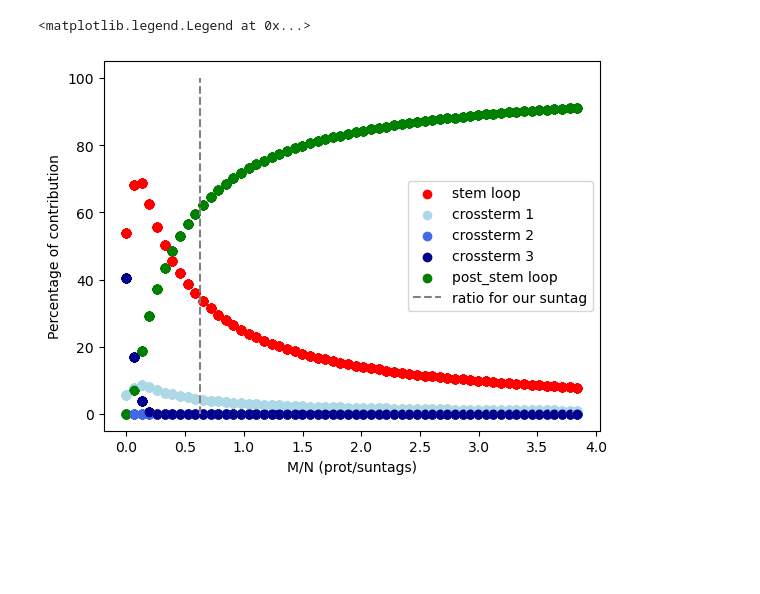
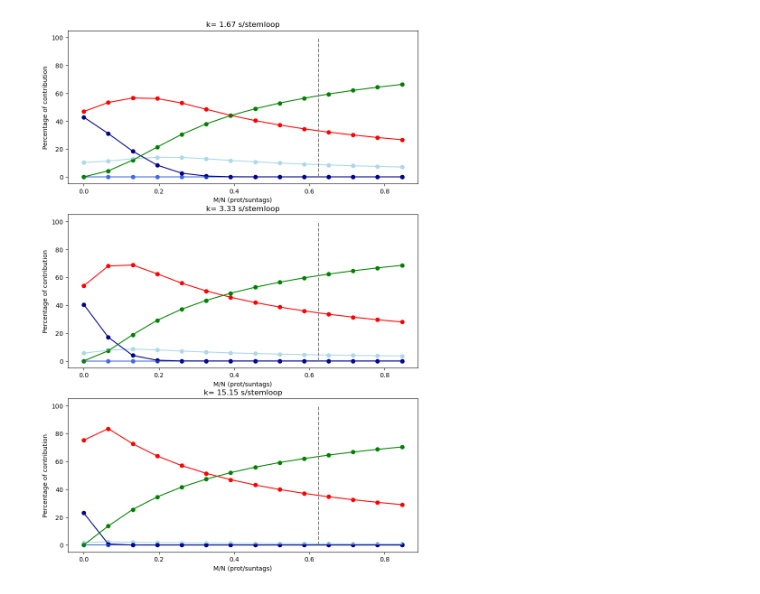
Before and after one commit to sophietheis/KineticAnalysis, a Jupyter notebook: notebook/FullEquation_table.ipynb, the cells around one changed output. Drawn from its saved outputs; the diff is of its cells as text; code cells hidden in the pictures; blank space fills up the shorter version.

```diff
--- a/notebook/FullEquation_table.ipynb
+++ b/notebook/FullEquation_table.ipynb
@@ -470,55 +553,76 @@ axes.legend()
 # %%
 # estimation de la contribution de la part 1 and 5 for different ratio de prot/stemloop
+
+tau = np.arange(0, np.int64(1200))
+
+fig, axes = plt.subplots(nrows=3, sharey = True)
 
 #number of stem loop
 N = 32
 #stem loop size
 s = 24
-k = 0.3
+k = 0.6
 c = 0.015
 
-tau = np.arange(0, np.int64(1200))
+i=0
+for k in [0.6, 0.3, 0.066]:
+    p1 = []
+    p2 = []
+    p3 = []
+    p4 = []
+    p5 = []
+    MN = []
 
-fig, axes = plt.subplots(ncols=1, sharey =True)
-
-for c in np.arange(0.1,10.,0.5):
-    for L in np.arange(0,3000,50):
+    # for L in np.arange(0,3000,50):
+    for L in np.arange(0,700,50):
 
         M = L/s
 
         denominator= (c/k)**2*((N*(N+1))/2 + N*M)**2
 
         k = np.float128(k)
         c = np.float128(c)
 
-        part1 = (c/k)*np.exp(-k*tau) * sum((N-n)*(N-n+1)*(((2*N)+n+1)/6)*(((k*tau)**n)/np.float128(factorial(n))) for n in range (0, int(N))) /denominator
+        part1 = c/k*np.exp(-k*tau) * sum((N-n)*(N-n+1)*(((2*N)+n+1)/6)*(((k*tau)**n)/np.float128(factorial(n))) for n in range (0, int(N))) /denominator
 
-        part2 = (c/k)*np.exp(-k*tau) * N * sum(n * ((2*N-n+1)/2) * ((k*tau)**n)/(np.float128(factorial(int(n)))) for n in range (0, int(N))) /denominator
-        part3 = (c/k)*np.exp(-k*tau) * (N**2) * ((N+1)/2) * sum(((k*tau)**n)/(np.float128(factorial(int(n)))) for n in range (N, int(M))) /denominator
-        part4 = (c/k)*np.exp(-k*tau) * N * sum(n *( (1+n)/2) * (((k*tau)**(M+N-n))/(np.float128(factorial(int(M+N-n))))) for n in range (1, int(N))) /denominator
+        part2 = c/k*np.exp(-k*tau) * N * sum(n * ((2*N-n+1)/2) * ((k*tau)**n)/(np.float128(factorial(int(n)))) for n in range (0, int(N))) /denominator
+        part3 = c/k*np.exp(-k*tau) * (N**2) * ((N+1)/2) * sum(((k*tau)**n)/(np.float128(factorial(int(n)))) for n in range (N, int(M))) /denominator
+        part4 = c/k*np.exp(-k*tau) * N * sum(n *( (1+n)/2) * (((k*tau)**(M+N-n))/(np.float128(factorial(int(M+N-n))))) for n in range (1, int(N))) /denominator
 
-        part5 = (c/k)*np.exp(-k*tau) * (N**2) * sum((M-n)*(((k*tau)**n)/(np.float128(factorial(int(n))))) for n in range (0, int(M))) /denominator
+        part5 = c/k*np.exp(-k*tau) * (N**2) * sum((M-n)*(((k*tau)**n)/(np.float128(factorial(int(n))))) for n in range (0, int(M))) /denominator
 
-        axes.scatter(M/N, (part1*100/(part1+part2+part3+part4+part5))[:10].mean(), color="red")
-        axes.scatter(M/N, (part2*100/(part1+part2+part3+part4+part5))[:10].mean(), color="lightblue")
-        axes.scatter(M/N, (part3*100/(part1+part2+part3+part4+part5))[:10].mean(), color="royalblue")
-        axes.scatter(M/N, (part4*100/(part1+part2+part3+part4+part5))[:10].mean(), color="darkblue")
-        axes.scatter(M/N, (part5*100/(part1+part2+part3+part4+part5))[:10].mean(), color="green")
+        axes[i].scatter(M/N, (part1*100/(part1+part2+part3+part4+part5))[:10].mean(), color="red")
+        axes[i].scatter(M/N, (part2*100/(part1+part2+part3+part4+part5))[:10].mean(), color="lightblue")
+        axes[i].scatter(M/N, (part3*100/(part1+part2+part3+part4+part5))[:10].mean(), color="royalblue")
+        axes[i].scatter(M/N, (part4*100/(part1+part2+part3+part4+part5))[:10].mean(), color="darkblue")
+        axes[i].scatter(M/N, (part5*100/(part1+part2+part3+part4+part5))[:10].mean(), color="green")
 
-axes.scatter(M/N, (part1*100/(part1+part2+part3+part4+part5))[:10].mean(), color="red", label = "stem loop")
-axes.scatter(M/N, (part2*100/(part1+part2+part3+part4+part5))[:10].mean(), color="lightblue",label="crossterm 1")
-axes.scatter(M/N, (part3*100/(part1+part2+part3+part4+part5))[:10].mean(), color="royalblue",label="crossterm 2")
-axes.scatter(M/N, (part4*100/(part1+part2+part3+part4+part5))[:10].mean(), color="darkblue",label="crossterm 3")
-axes.scatter(M/N, (part5*100/(part1+part2+part3+part4+part5))[:10].mean(), color="green", label = "post_stem loop")
+        p1.append((part1*100/(part1+part2+part3+part4+part5))[:10].mean())
+        p2.append((part2*100/(part1+part2+part3+part4+part5))[:10].mean())
+        p3.append((part3*100/(part1+part2+part3+part4+part5))[:10].mean())
+        p4.append((part4*100/(part1+part2+part3+part4+part5))[:10].mean())
+        p5.append((part5*100/(part1+part2+part3+part4+part5))[:10].mean())
+        MN.append(M/N)
 
-# show position of suntag for us
-M = 480/s
-axes.vlines(M/N, 0, 100, linestyles='dashed', color='grey', label="ratio for our suntag")
+    # for the legend
+    axes[i].plot(MN, p1, color="red", label = "stem loop")
+    axes[i].plot(MN, p2, color="lightblue",label="crossterm 1")
+    axes[i].plot(MN, p3, color="royalblue",label="crossterm 2")
+    axes[i].plot(MN, p4, color="darkblue",label="crossterm 3")
+    axes[i].plot(MN, p5, color="green", label = "post_stem loop")
+
+    # show position of suntag for us
+    M = 480/s
+    axes[i].vlines(M/N, 0, 100, linestyles='dashed', color='grey', label="ratio for our suntag")
 
 
-axes.set_xlabel("M/N (prot/suntags)")
-axes.set_ylabel("Percentage of contribution")
-axes.legend()
+    axes[i].set_xlabel("M/N (prot/suntags)")
+    axes[i].set_ylabel("Percentage of contribution")
+    # axes[i].legend()
+    axes[i].set_title("k= " + str(np.round(1/k,2))+ " s/stemloop")
+    i+=1
+
+
+fig.set_size_inches(10,15)
 # %% [output]
-<matplotlib.legend.Legend at 0x...>
-[figure, old version]
+[figure, new version]
```
Also changed, not shown: parts of 15 cells of this notebook, 3 other files.
